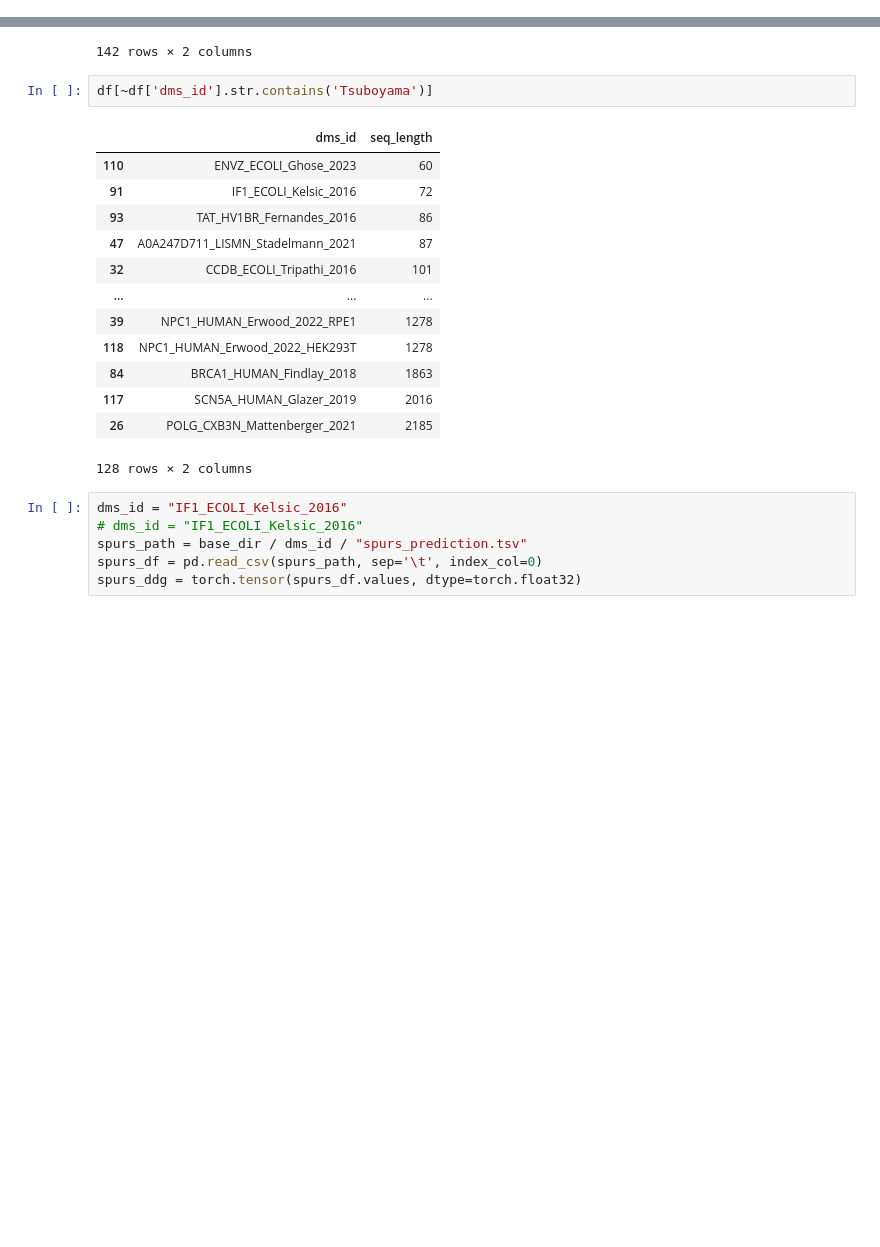
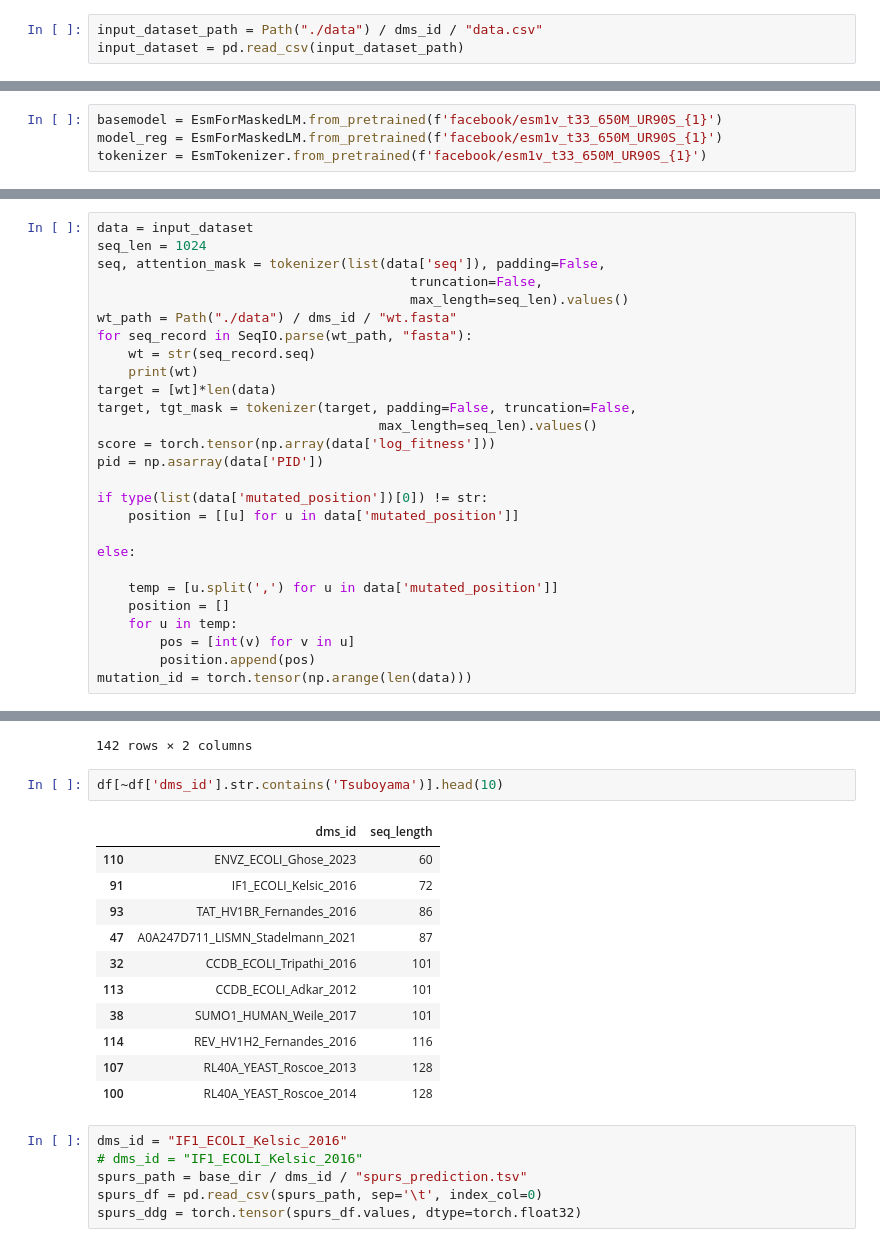
Before and after one commit to Sqingshannon/Fine-tune_plm, a Jupyter notebook: temp.ipynb, the cells around one changed output, grey strips where cells are left out. Cells and saved outputs as stored; diff of their text form; blank space fills up the shorter version.

```diff
--- a/temp.ipynb
+++ b/temp.ipynb
@@ -44,6 +44,9 @@ import plotly.express as px
 dms_id = "IF1_ECOLI_Kelsic_2016"
 # %%
 root = Path("/work/yunan/PsiFit/data/proteingym")
+# %%
+input_dataset_path = Path("./data") / dms_id / "data.csv"
+input_dataset = pd.read_csv(input_dataset_path)
 # %%
 wt_seq = str(next(SeqIO.parse(root / dms_id / "wildtype.fasta", "fasta")).seq)
 spurs_pred = pd.read_csv(root / dms_id / "spurs_prediction.tsv", sep="\t")
@@ -250,0 +323,4 @@ optimal a: -2.721666363058438
+# %%
+basemodel = EsmForMaskedLM.from_pretrained(f'facebook/esm1v_t33_650M_UR90S_{1}')
+model_reg = EsmForMaskedLM.from_pretrained(f'facebook/esm1v_t33_650M_UR90S_{1}')
+tokenizer = EsmTokenizer.from_pretrained(f'facebook/esm1v_t33_650M_UR90S_{1}')
@@ -250,0 +334,27 @@ optimal a: -2.721666363058438
+# %%
+data = input_dataset
+seq_len = 1024
+seq, attention_mask = tokenizer(list(data['seq']), padding=False,
+                                        truncation=False,
+                                        max_length=seq_len).values()
+wt_path = Path("./data") / dms_id / "wt.fasta"
+for seq_record in SeqIO.parse(wt_path, "fasta"):
+    wt = str(seq_record.seq)
+    print(wt)
+target = [wt]*len(data)
+target, tgt_mask = tokenizer(target, padding=False, truncation=False,
+                                    max_length=seq_len).values()
+score = torch.tensor(np.array(data['log_fitness']))
+pid = np.asarray(data['PID'])
+
+if type(list(data['mutated_position'])[0]) != str:
+    position = [[u] for u in data['mutated_position']]
+
+else:
+
+    temp = [u.split(',') for u in data['mutated_position']]
+    position = []
+    for u in temp:
+        pos = [int(v) for v in u]
+        position.append(pos)
+mutation_id = torch.tensor(np.arange(len(data)))
@@ -1011,21 +1304,19 @@ df
 | 26 | POLG_CXB3N_Mattenberger_2021 | 2185 |
 142 rows × 2 columns
 # %%
-df[~df['dms_id'].str.contains('Tsuboyama')]
+df[~df['dms_id'].str.contains('Tsuboyama')].head(10)
 # %% [output]
 |  | dms_id | seq_length |
 | 110 | ENVZ_ECOLI_Ghose_2023 | 60 |
 | 91 | IF1_ECOLI_Kelsic_2016 | 72 |
 | 93 | TAT_HV1BR_Fernandes_2016 | 86 |
 | 47 | A0A247D711_LISMN_Stadelmann_2021 | 87 |
 | 32 | CCDB_ECOLI_Tripathi_2016 | 101 |
-| ... | ... | ... |
-| 39 | NPC1_HUMAN_Erwood_2022_RPE1 | 1278 |
-| 118 | NPC1_HUMAN_Erwood_2022_HEK293T | 1278 |
-| 84 | BRCA1_HUMAN_Findlay_2018 | 1863 |
-| 117 | SCN5A_HUMAN_Glazer_2019 | 2016 |
-| 26 | POLG_CXB3N_Mattenberger_2021 | 2185 |
+| 113 | CCDB_ECOLI_Adkar_2012 | 101 |
+| 38 | SUMO1_HUMAN_Weile_2017 | 101 |
+| 114 | REV_HV1H2_Fernandes_2016 | 116 |
+| 107 | RL40A_YEAST_Roscoe_2013 | 128 |
+| 100 | RL40A_YEAST_Roscoe_2014 | 128 |
-128 rows × 2 columns
 # %%
 dms_id = "IF1_ECOLI_Kelsic_2016"
 # dms_id = "IF1_ECOLI_Kelsic_2016"
```
Also changed, not shown: parts of 31 cells of this notebook, 33 other files.
